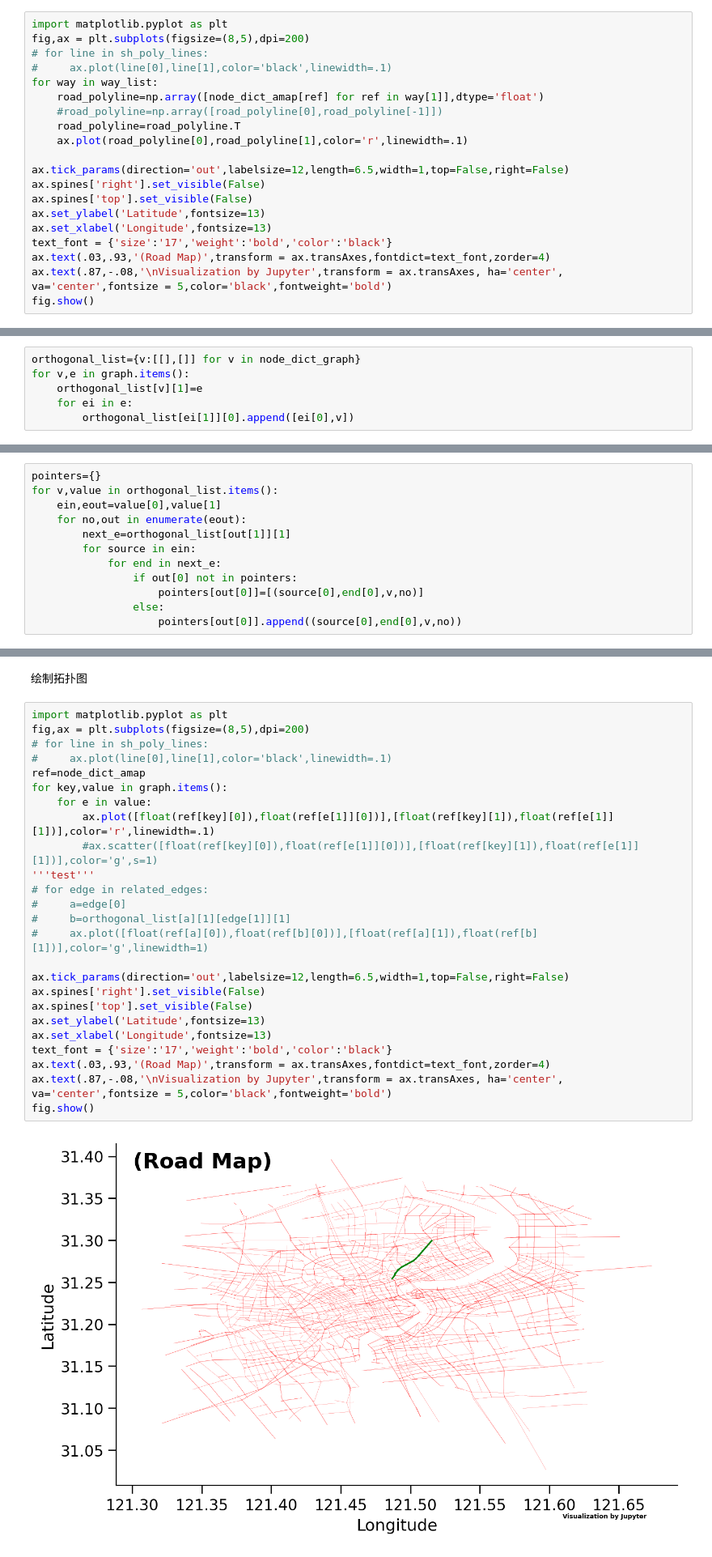
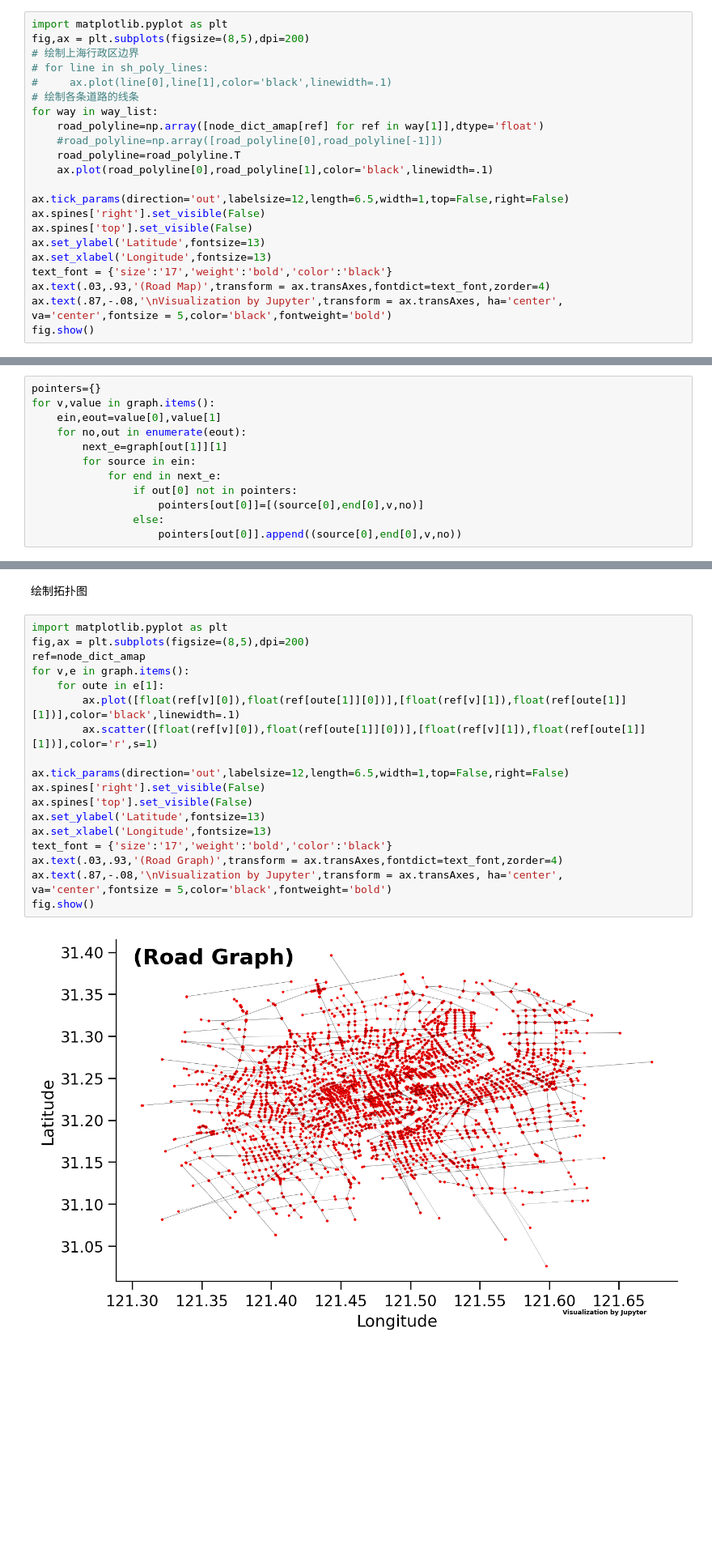
Before and after one commit to lingbai-kong/traffic_data_mining_sh, a Jupyter notebook: graph_generator.ipynb, the cells around one changed output, grey strips where cells are left out. Shown: that part at 81% size. Saved outputs shown, nothing was run; the diff lists cells and outputs as text; blank space fills up the shorter version.

```diff
--- a/graph_generator.ipynb
+++ b/graph_generator.ipynb
@@ -50,13 +52,15 @@ sh_poly_lines=poly_lines
 # %%
 import matplotlib.pyplot as plt
 fig,ax = plt.subplots(figsize=(8,5),dpi=200)
+# 绘制上海行政区边界
 # for line in sh_poly_lines:
 #     ax.plot(line[0],line[1],color='black',linewidth=.1)
+# 绘制各条道路的线条
 for way in way_list:
     road_polyline=np.array([node_dict_amap[ref] for ref in way[1]],dtype='float')
     #road_polyline=np.array([road_polyline[0],road_polyline[-1]])
     road_polyline=road_polyline.T
-    ax.plot(road_polyline[0],road_polyline[1],color='r',linewidth=.1)
+    ax.plot(road_polyline[0],road_polyline[1],color='black',linewidth=.1)
 
 ax.tick_params(direction='out',labelsize=12,length=6.5,width=1,top=False,right=False)
 ax.spines['right'].set_visible(False)
@@ -120,17 +125,11 @@ for v in graph:
-# %%
-orthogonal_list={v:[[],[]] for v in node_dict_graph}
-for v,e in graph.items():
-    orthogonal_list[v][1]=e
-    for ei in e:
-        orthogonal_list[ei[1]][0].append([ei[0],v])
 # %% [markdown]
 ## 构建边索引
 # %%
 pointers={}
-for v,value in orthogonal_list.items():
+for v,value in graph.items():
     ein,eout=value[0],value[1]
     for no,out in enumerate(eout):
-        next_e=orthogonal_list[out[1]][1]
+        next_e=graph[out[1]][1]
         for source in ein:
             for end in next_e:
                 if out[0] not in pointers:
@@ -279,30 +168,23 @@ print(c)
 # %%
 import matplotlib.pyplot as plt
 fig,ax = plt.subplots(figsize=(8,5),dpi=200)
-# for line in sh_poly_lines:
-#     ax.plot(line[0],line[1],color='black',linewidth=.1)
 ref=node_dict_amap
-for key,value in graph.items():
-    for e in value:
-        ax.plot([float(ref[key][0]),float(ref[e[1]][0])],[float(ref[key][1]),float(ref[e[1]][1])],color='r',linewidth=.1)
-        #ax.scatter([float(ref[key][0]),float(ref[e[1]][0])],[float(ref[key][1]),float(ref[e[1]][1])],color='g',s=1)
-'''test'''
-# for edge in related_edges:
-#     a=edge[0]
-#     b=orthogonal_list[a][1][edge[1]][1]
-#     ax.plot([float(ref[a][0]),float(ref[b][0])],[float(ref[a][1]),float(ref[b][1])],color='g',linewidth=1)
+for v,e in graph.items():
+    for oute in e[1]:
+        ax.plot([float(ref[v][0]),float(ref[oute[1]][0])],[float(ref[v][1]),float(ref[oute[1]][1])],color='black',linewidth=.1)
+        ax.scatter([float(ref[v][0]),float(ref[oute[1]][0])],[float(ref[v][1]),float(ref[oute[1]][1])],color='r',s=1)
 
 ax.tick_params(direction='out',labelsize=12,length=6.5,width=1,top=False,right=False)
 ax.spines['right'].set_visible(False)
 ax.spines['top'].set_visible(False)
 ax.set_ylabel('Latitude',fontsize=13)
 ax.set_xlabel('Longitude',fontsize=13)
 text_font = {'size':'17','weight':'bold','color':'black'}
-ax.text(.03,.93,'(Road Map)',transform = ax.transAxes,fontdict=text_font,zorder=4)
+ax.text(.03,.93,'(Road Graph)',transform = ax.transAxes,fontdict=text_font,zorder=4)
 ax.text(.87,-.08,'\nVisualization by Jupyter',transform = ax.transAxes, ha='center', va='center',fontsize = 5,color='black',fontweight='bold')
 fig.show()
 # %% [output]
-[figure, old version]
+[figure, new version]
 # %% [markdown]
 # 保存图数据
 # %%
```
Also changed, not shown: parts of 10 cells of this notebook, 2 other files.
